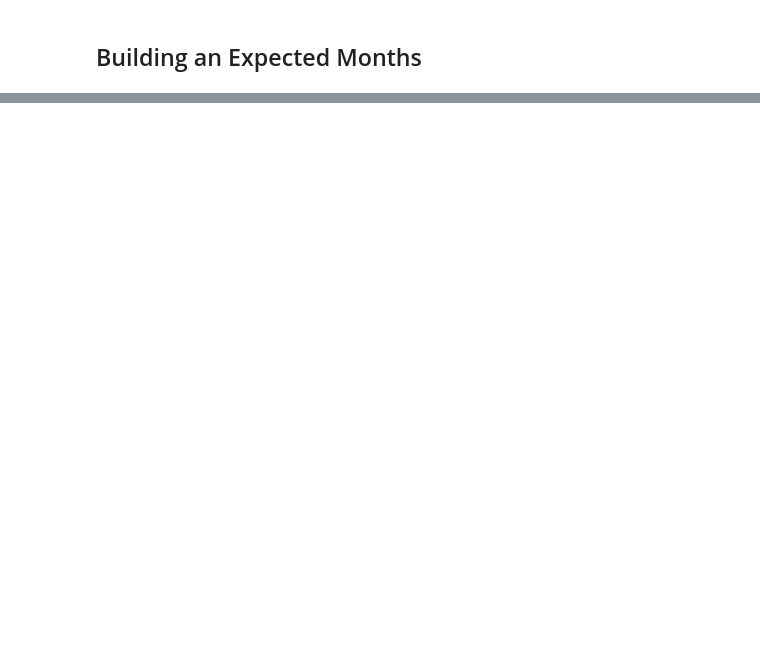
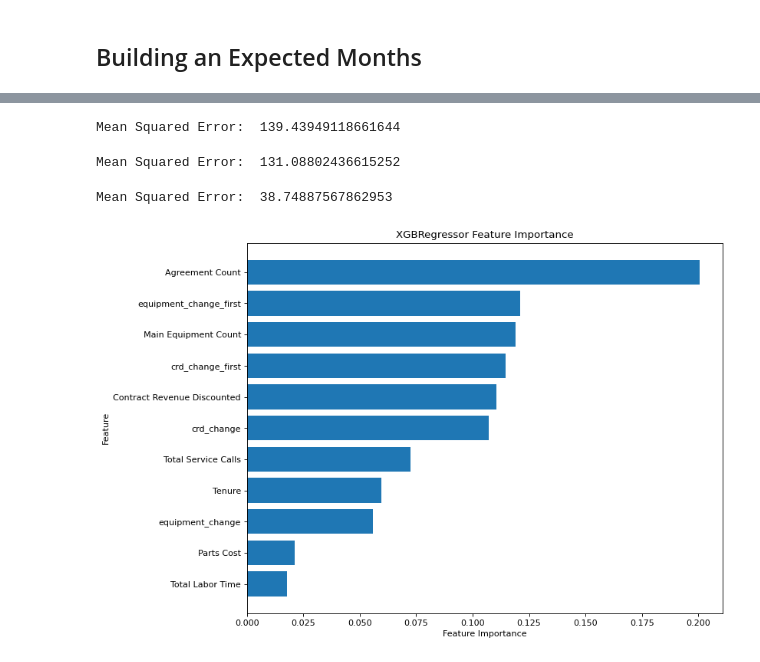
Before and after one commit to tejseth/customer-churn, a Jupyter notebook: si_485.ipynb, the cells around one changed output, grey strips where cells are left out. Drawn from its saved outputs; the diff is of its cells as text; code cells hidden in the pictures; blank space fills up the shorter version.

```diff
--- a/si_485.ipynb
+++ b/si_485.ipynb
@@ -369 +360,5 @@ churned_df['months_until_churn'] =  churned_df['first_tenure'] - churned_df['Ten
+# %%
+X = df_no_ids.drop(columns = ['months_until_churn'])
+y = df_no_ids['months_until_churn']
+X_train, X_test, y_train, y_test = train_test_split(X, y, test_size=0.25, random_state=42)
 # %%
@@ -378,0 +373,24 @@ churned_df.head()
+# %%
+LR = LinearRegression()
+LR.fit(X_train, y_train)
+
+LR_pred = pd.DataFrame(LR.predict(X_test))
+print("Mean Squared Error: ", metrics.mean_squared_error(y_test, LR_pred))
+# %% [output]
+Mean Squared Error:  139.43949118661644
+# %%
+RF = RandomForestRegressor(max_depth=2, random_state=0)
+RF.fit(X_train, y_train)
+
+RF_pred = pd.DataFrame(RF.predict(X_test))
+print("Mean Squared Error: ", metrics.mean_squared_error(y_test, RF_pred))
+# %% [output]
+Mean Squared Error:  131.08802436615252
+# %%
+XGB = xgb.XGBRegressor(verbosity=0, max_depth = 10)
+XGB.fit(X_train, y_train)
+
+XGB_pred = pd.DataFrame(XGB.predict(X_test))
+print("Mean Squared Error: ", metrics.mean_squared_error(y_test, XGB_pred))
+# %% [output]
+Mean Squared Error:  38.74887567862953
@@ -378,0 +399,10 @@ churned_df.head()
+# %%
+figure(figsize=(10, 8), dpi=80)
+sorted_idx = XGB.feature_importances_.argsort()
+plt.barh(X_train.columns[sorted_idx], XGB.feature_importances_[sorted_idx])
+plt.title("XGBRegressor Feature Importance")
+plt.xlabel("Feature Importance")
+plt.ylabel("Feature")
+plt.show()
+# %% [output]
+[figure, added]
```
Also changed, not shown: parts of 16 cells of this notebook.
